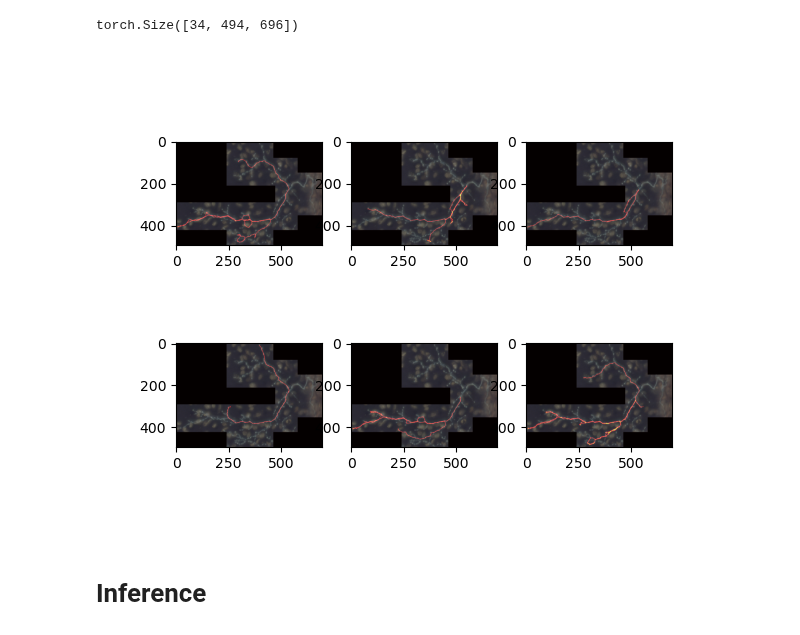
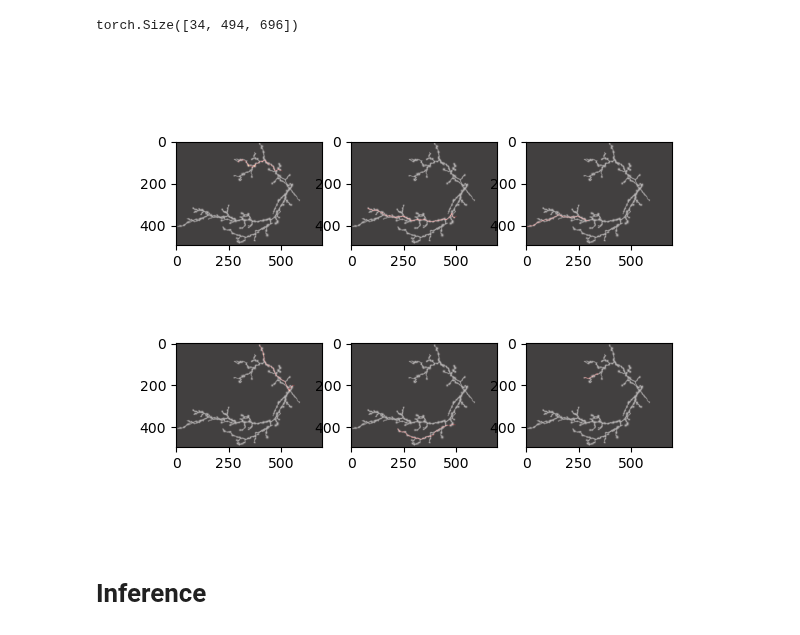
Before and after one commit to twardlab/neurotrack, a Jupyter notebook: neuron_trx/notebooks/neuron_trx_tests.ipynb, the cells around one changed output. Drawn from its saved outputs; the diff is of its cells as text; code cells hidden in the pictures.

```diff
--- a/neuron_trx/notebooks/neuron_trx_tests.ipynb
+++ b/neuron_trx/notebooks/neuron_trx_tests.ipynb
@@ -158,7 +158,7 @@ env.reset()
 with cProfile.Profile() as pr:
 
     dqn_model.train(env,
-                episodes=10,
+                episodes=100,
                 batch_size=batch_size,
                 gamma=gamma,
                 tau=tau,
@@ -571,12 +569,12 @@ len(env.branch_points)
 91
 # %%
 # name = "alpha-4.0_b-1.0_f-0.0_n-1"
-name = "alpha-3.0_b-1.0_f-0.2_n-1"
+name = "alpha-1.0_b-0.3_f-0.0_n-1"
 # name = "test"
-output = "/home/brysongray/tractography/outputs_test_5-15-24"
+output = "/home/brysongray/tractography/outputs_test_5-21-24"
 returns = torch.load(os.path.join(output, f"episode_returns_{name}.pt"))
 durations = torch.load(os.path.join(output, f"episode_durations_{name}.pt"))
-n_paths = torch.load(os.path.join(output, f"n_paths_{name}.pt"))
+# n_paths = torch.load(os.path.join(output, f"n_paths_{name}.pt"))
 # loss = torch.load(os.path.join(output, f"loss_{name}.pt"))
 # eps = torch.load(os.path.join(output, f"eps_{name}.pt"))
 # lr = torch.load(os.path.join(output, f"lr_{name}.pt"))
@@ -608,25 +606,25 @@ torch.Size([34, 494, 696])
 # %%
 plt.close('all')
 fig, ax = plt.subplots(2,3)
 for r in range(2):
     for c in range(3):
         i = r*3 + c
 
         # fname = f'/home/brysongray/tractography/outputs_test/bundle_density_ep{i-1}.pt'
         fname  = os.path.join(output, f"bundle_density_ep{i}.pt")
         density = torch.load(fname)
         D = density.amax(dim=0)
         # D[np.where(D==0.0)] = np.nan
         I = env.img.data[:3].amax(dim=(1))
         T = env.true_density.data.amax(dim=(0,1))
-        ax[r][c].imshow(I.permute(1,2,0), alpha=1.0)
+        # ax[r][c].imshow(I.permute(1,2,0), alpha=0.0)
         ax[r][c].imshow(D, cmap='hot', alpha=0.5, vmin=0.0, vmax=1.0)
         # ax[r][c].imshow(B, cmap='gray', alpha=0.5)
-        # ax[r][c].imshow(T, cmap='gray', alpha=0.5)
+        ax[r][c].imshow(T, cmap='gray', alpha=0.5)
 
 # plt.imshow(T, cmap='gray', alpha=0.5)
 # %% [output]
-[figure, old version]
+[figure, new version]
 # %% [markdown]
 # Inference
 # %%
```
Also changed, not shown: parts of 6 cells of this notebook, 2 other files.
